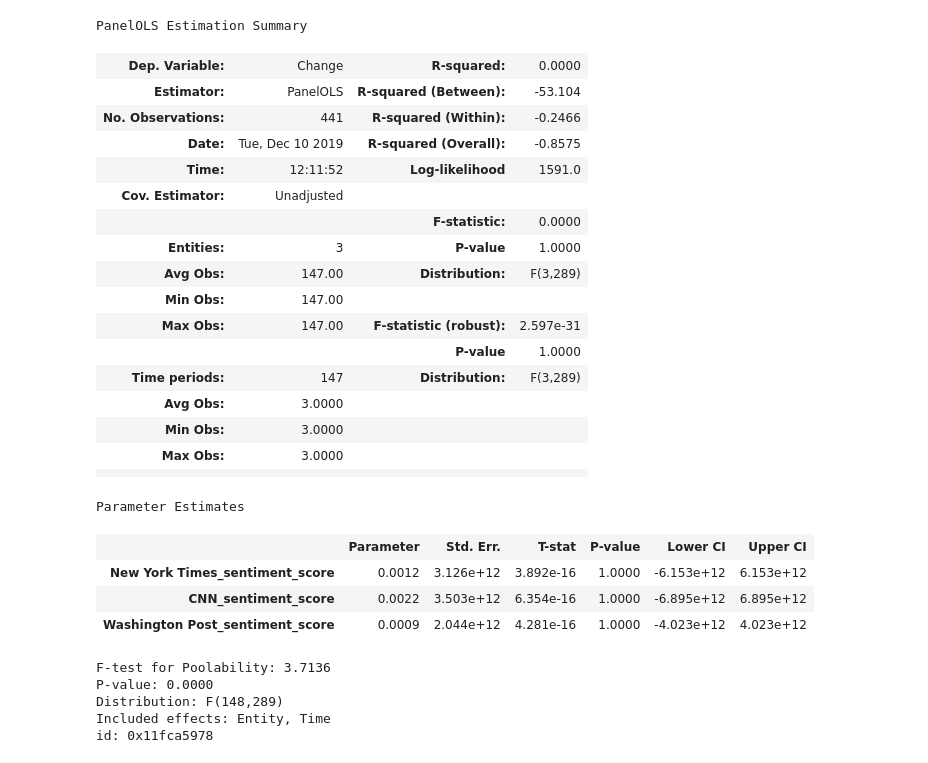
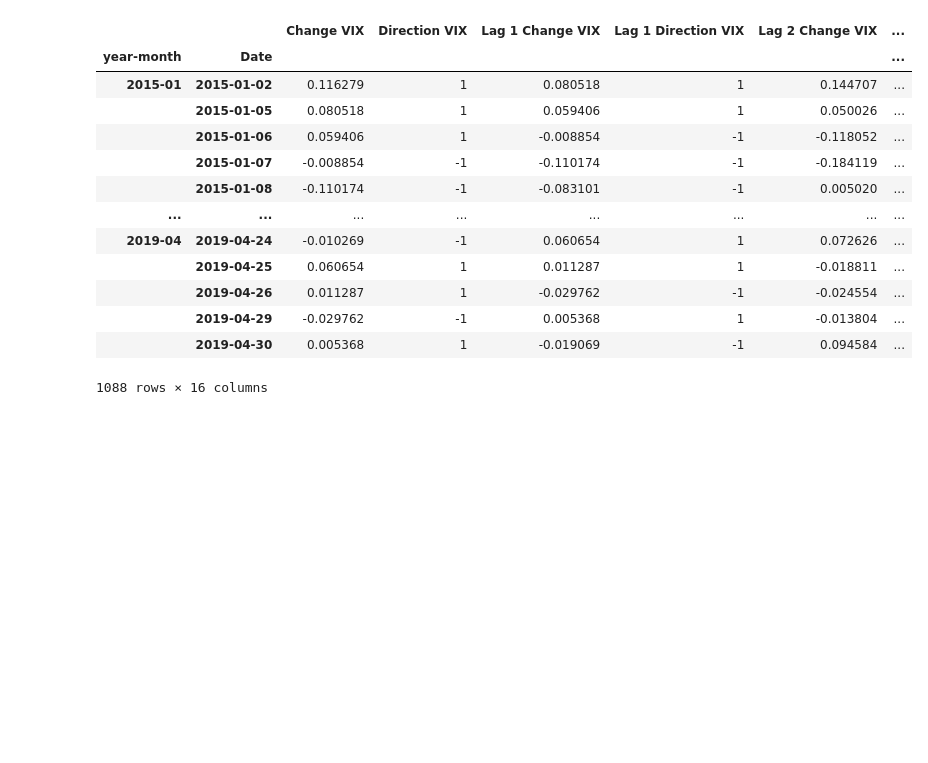
Before and after one commit to osirissc2/sentistock, a Jupyter notebook: Fixed Effects.ipynb, the cells around one changed output. Drawn from its saved outputs; the diff is of its cells as text; code cells hidden in the pictures; blank space fills up the shorter version.

Commit message:
correlation by year month in fixed effects

```diff
--- a/Fixed Effects.ipynb
+++ b/Fixed Effects.ipynb
@@ -110,31 +114,28 @@ res = model.fit()
-# %%
-res
-# %% [output]
-PanelOLS Estimation Summary
-| Dep. Variable: | Change | R-squared: | 0.0000 |
-| Estimator: | PanelOLS | R-squared (Between): | -53.104 |
-| No. Observations: | 441 | R-squared (Within): | -0.2466 |
-| Date: | Tue, Dec 10 2019 | R-squared (Overall): | -0.8575 |
-| Time: | 12:11:52 | Log-likelihood | 1591.0 |
-| Cov. Estimator: | Unadjusted |  |  |
-|  |  | F-statistic: | 0.0000 |
-| Entities: | 3 | P-value | 1.0000 |
-| Avg Obs: | 147.00 | Distribution: | F(3,289) |
-| Min Obs: | 147.00 |  |  |
-| Max Obs: | 147.00 | F-statistic (robust): | 2.597e-31 |
-|  |  | P-value | 1.0000 |
-| Time periods: | 147 | Distribution: | F(3,289) |
-| Avg Obs: | 3.0000 |  |  |
-| Min Obs: | 3.0000 |  |  |
-| Max Obs: | 3.0000 |  |  |
-|  |  |  |  |
-Parameter Estimates
-|  | Parameter | Std. Err. | T-stat | P-value | Lower CI | Upper CI |
-| New York Times_sentiment_score | 0.0012 | 3.126e+12 | 3.892e-16 | 1.0000 | -6.153e+12 | 6.153e+12 |
-| CNN_sentiment_score | 0.0022 | 3.503e+12 | 6.354e-16 | 1.0000 | -6.895e+12 | 6.895e+12 |
-| Washington Post_sentiment_score | 0.0009 | 2.044e+12 | 4.281e-16 | 1.0000 | -4.023e+12 | 4.023e+12 |
-F-test for Poolability: 3.7136
-P-value: 0.0000
-Distribution: F(148,289)
-Included effects: Entity, Time
-id: 0x11fca5978
+# %%
+from datetime import datetime
+
+def gen_year_month(row):
+    return '{}-{}'.format(row['Date'].year, str(row['Date'].month).zfill(2))
+    #return datetime.strptime(string, '%Y-%m')
+
+
+df_index = pd.read_csv(feature_dir+'index_features.csv', parse_dates=['Date'])
+df_index['year-month'] = df_index.apply(gen_year_month, axis=1)
+df_index = df_index.set_index(['year-month', 'Date'])
+#df_index = df_index.loc['2017-01-01':'2017-02-01']
+df_index
+# %% [output]
+|  |  | Change VIX | Direction VIX | Lag 1 Change VIX | Lag 1 Direction VIX | Lag 2 Change VIX | ... |
+| year-month | Date |  |  |  |  |  | ... |
+| 2015-01 | 2015-01-02 | 0.116279 | 1 | 0.080518 | 1 | 0.144707 | ... |
+|  | 2015-01-05 | 0.080518 | 1 | 0.059406 | 1 | 0.050026 | ... |
+|  | 2015-01-06 | 0.059406 | 1 | -0.008854 | -1 | -0.118052 | ... |
+|  | 2015-01-07 | -0.008854 | -1 | -0.110174 | -1 | -0.184119 | ... |
+|  | 2015-01-08 | -0.110174 | -1 | -0.083101 | -1 | 0.005020 | ... |
+| ... | ... | ... | ... | ... | ... | ... | ... |
+| 2019-04 | 2019-04-24 | -0.010269 | -1 | 0.060654 | 1 | 0.072626 | ... |
+|  | 2019-04-25 | 0.060654 | 1 | 0.011287 | 1 | -0.018811 | ... |
+|  | 2019-04-26 | 0.011287 | 1 | -0.029762 | -1 | -0.024554 | ... |
+|  | 2019-04-29 | -0.029762 | -1 | 0.005368 | 1 | -0.013804 | ... |
+|  | 2019-04-30 | 0.005368 | 1 | -0.019069 | -1 | 0.094584 | ... |
+1088 rows × 16 columns
```
Also changed, not shown: parts of 13 cells of this notebook, 5 other files.
